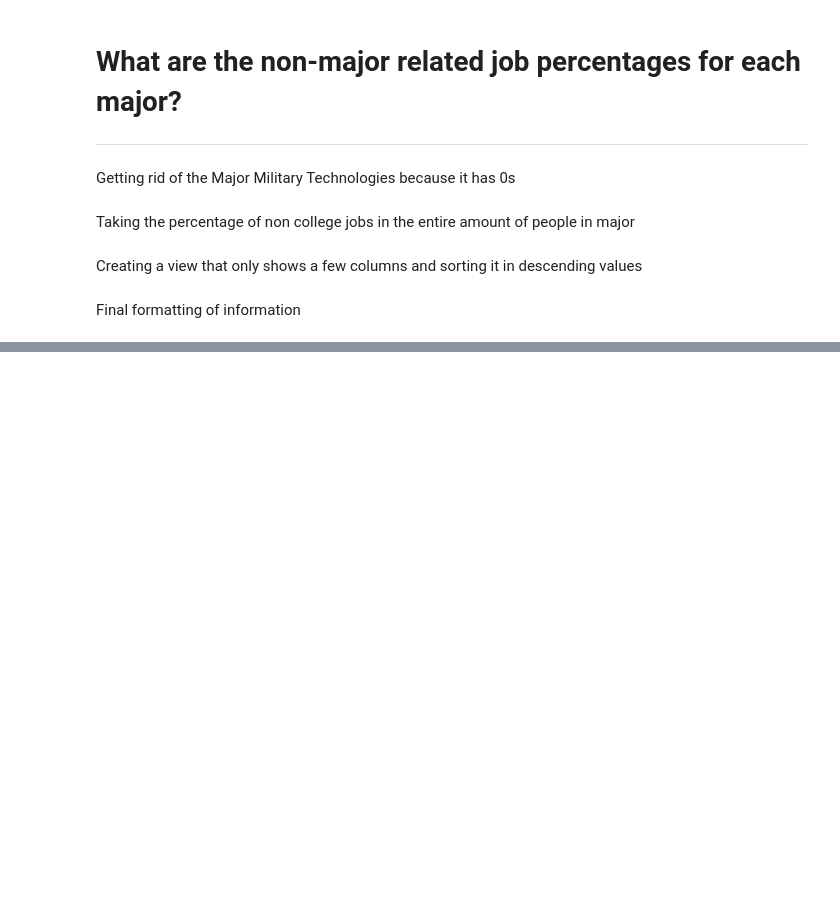
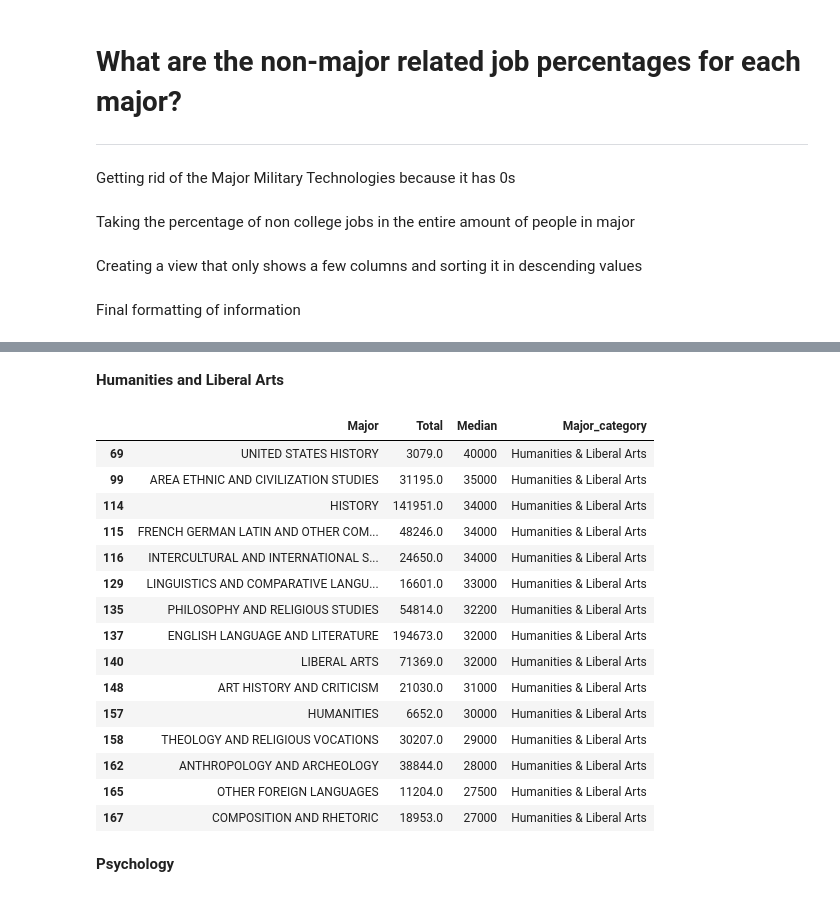
Before and after one commit to sbraverman24/data-science-2022F, a Jupyter notebook: unit2/Project/project2.ipynb, the cells around one changed output, grey strips where cells are left out. Saved outputs shown, nothing was run; the diff lists cells and outputs as text; code cells hidden in the pictures; blank space fills up the shorter version.

```diff
--- a/unit2/Project/project2.ipynb
+++ b/unit2/Project/project2.ipynb
@@ -270,0 +522,23 @@ The Major GEOLOGICAL AND GEOPHYSICAL ENGINEERING has a percentage of people who
+# %% [markdown]
+**Humanities and Liberal Arts**
+# %%
+humanities_liberal_arts.sort_values(by=['Median'], ascending = False)
+# %% [output]
+|  | Major | Total | Median | Major_category |
+| 69 | UNITED STATES HISTORY | 3079.0 | 40000 | Humanities & Liberal Arts |
+| 99 | AREA ETHNIC AND CIVILIZATION STUDIES | 31195.0 | 35000 | Humanities & Liberal Arts |
+| 114 | HISTORY | 141951.0 | 34000 | Humanities & Liberal Arts |
+| 115 | FRENCH GERMAN LATIN AND OTHER COM... | 48246.0 | 34000 | Humanities & Liberal Arts |
+| 116 | INTERCULTURAL AND INTERNATIONAL S... | 24650.0 | 34000 | Humanities & Liberal Arts |
+| 129 | LINGUISTICS AND COMPARATIVE LANGU... | 16601.0 | 33000 | Humanities & Liberal Arts |
+| 135 | PHILOSOPHY AND RELIGIOUS STUDIES | 54814.0 | 32200 | Humanities & Liberal Arts |
+| 137 | ENGLISH LANGUAGE AND LITERATURE | 194673.0 | 32000 | Humanities & Liberal Arts |
+| 140 | LIBERAL ARTS | 71369.0 | 32000 | Humanities & Liberal Arts |
+| 148 | ART HISTORY AND CRITICISM | 21030.0 | 31000 | Humanities & Liberal Arts |
+| 157 | HUMANITIES | 6652.0 | 30000 | Humanities & Liberal Arts |
+| 158 | THEOLOGY AND RELIGIOUS VOCATIONS | 30207.0 | 29000 | Humanities & Liberal Arts |
+| 162 | ANTHROPOLOGY AND ARCHEOLOGY | 38844.0 | 28000 | Humanities & Liberal Arts |
+| 165 | OTHER FOREIGN LANGUAGES | 11204.0 | 27500 | Humanities & Liberal Arts |
+| 167 | COMPOSITION AND RHETORIC | 18953.0 | 27000 | Humanities & Liberal Arts |
+# %% [markdown]
+**Psychology**
```
Also changed, not shown: parts of 41 cells of this notebook.
